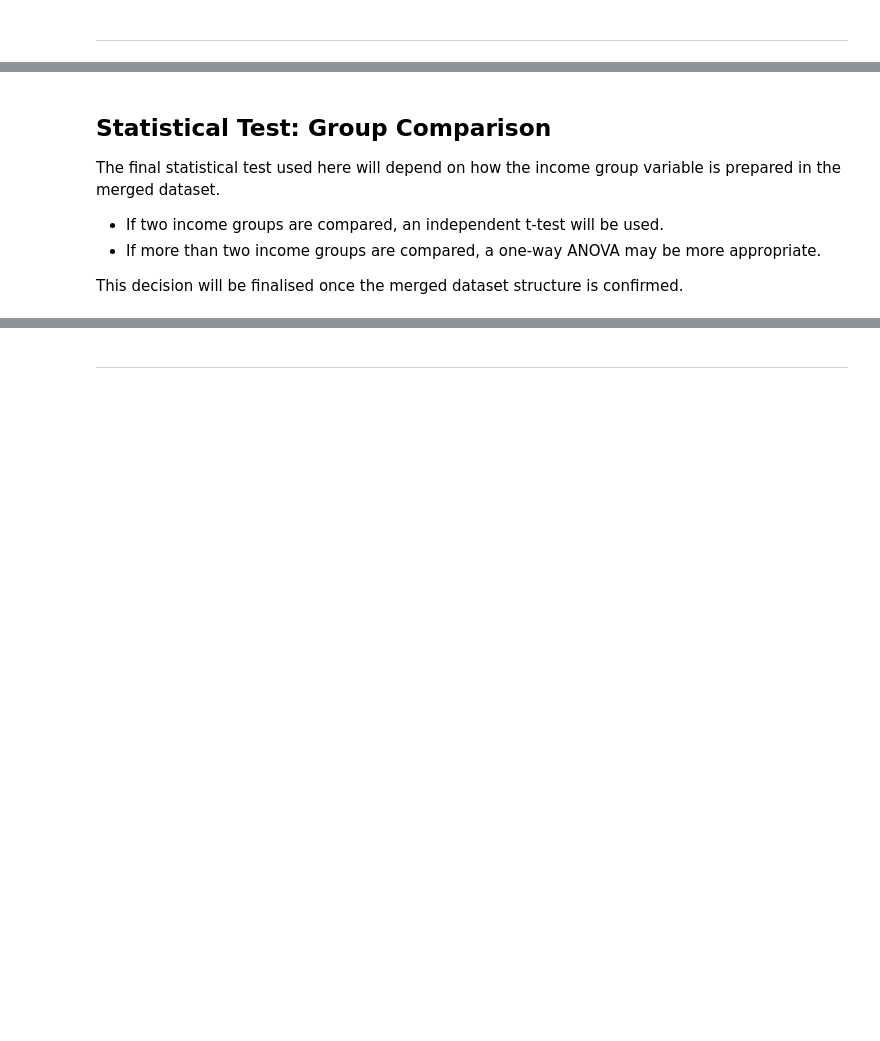
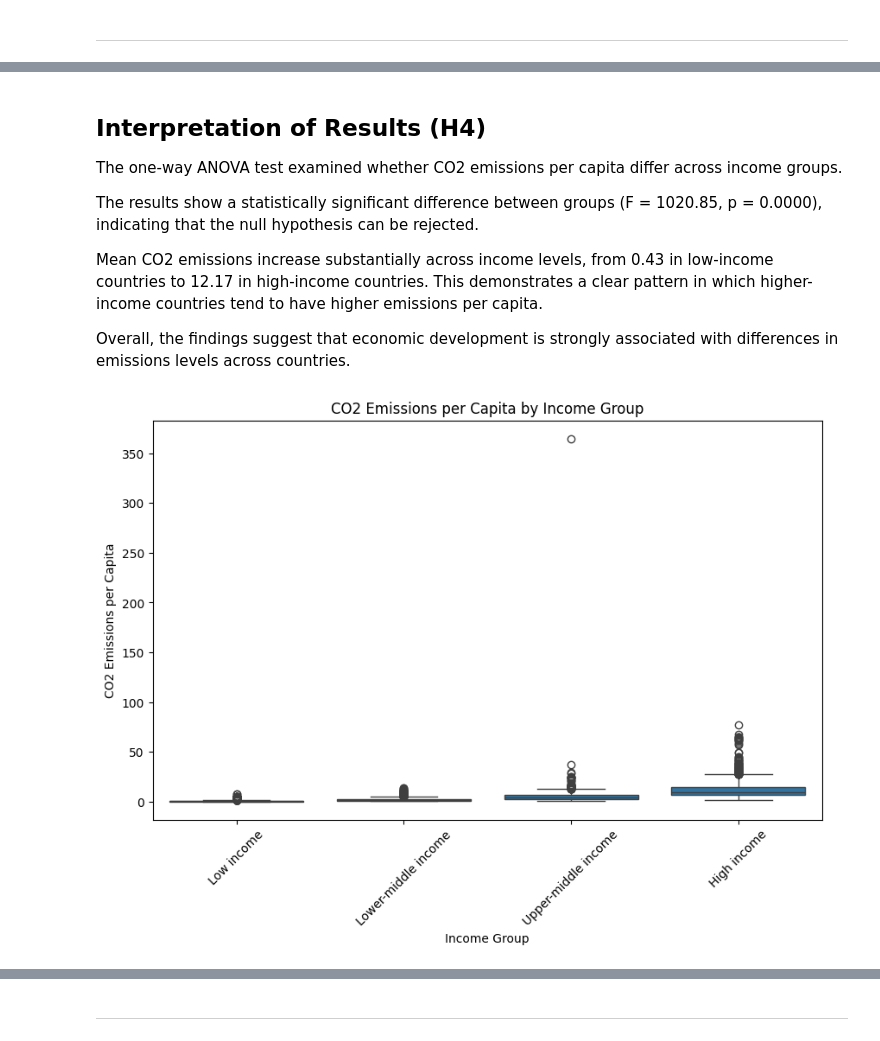
Before and after one commit to HaveTimeDrinkTea/world_carbon_money_heat_analysis, a Jupyter notebook: jupyter_notebooks/hypothesis_testing.ipynb, the cells around one changed output, grey strips where cells are left out. Drawn from its saved outputs; the diff is of its cells as text; code cells hidden in the pictures; blank space fills up the shorter version.

```diff
--- a/jupyter_notebooks/hypothesis_testing.ipynb
+++ b/jupyter_notebooks/hypothesis_testing.ipynb
@@ -655,24 +750,59 @@ A boxplot is appropriate here because it shows the median, spread, and potential
 # %% [markdown]
-## Statistical Test: Group Comparison
+## Interpretation of Results (H4)
 
-The final statistical test used here will depend on how the income group variable is prepared in the merged dataset.
+The one-way ANOVA test examined whether CO2 emissions per capita differ across income groups.
 
-- If two income groups are compared, an independent t-test will be used.
-- If more than two income groups are compared, a one-way ANOVA may be more appropriate.
+The results show a statistically significant difference between groups (F = 1020.85, p = 0.0000), indicating that the null hypothesis can be rejected.
 
-This decision will be finalised once the merged dataset structure is confirmed.
+Mean CO2 emissions increase substantially across income levels, from 0.43 in low-income countries to 12.17 in high-income countries. This demonstrates a clear pattern in which higher-income countries tend to have higher emissions per capita.
+
+Overall, the findings suggest that economic development is strongly associated with differences in emissions levels across countries.
 # %%
-# Placeholder code for Hypothesis 4 statistical test.
-# This example assumes two income groups are being compared.
-# It will be adjusted if the final dataset includes more than two categories.
+# Visualisation: CO2 emissions per capita by income group
 
-# group_data = df_merged[["income_group", "co2_pc"]].dropna()
 
-# high_income = group_data[group_data["income_group"] == "High income"]["co2_pc"]
-# lower_income = group_data[group_data["income_group"] == "Lower middle income"]["co2_pc"]
+# Purpose: To compare the distribution of CO2 emissions per capita across different income groups.
+# This helps visually assess whether emissions vary by economic development level, supporting the ANOVA results.
 
-# t_stat, p_val = ttest_ind(high_income, lower_income, equal_var=False)
 
-# print("Independent t-test statistic:", t_stat)
-# print("p-value:", p_val)
+# Method: A boxplot is used to display the distribution of CO2 emissions within each income group.
+# Each box shows:
+# - The median (central line)
+# - The interquartile range (box)
+# - The spread of the data (whiskers)
+# - Potential outliers (points)
+# This allows for comparison of both central tendency and variability across groups.
+
+
+# Step 1: Set figure size for readability.
+
+plt.figure(figsize=(10, 6))
+
+
+# Step 2: Create the boxplot.
+
+sns.boxplot(
+    data=h4_df,
+    x="income_group",
+    y="co2_per_capita"
+)
+
+
+# Step 3: Add descriptive title and axis labels.
+
+plt.title("CO2 Emissions per Capita by Income Group")
+plt.xlabel("Income Group")
+plt.ylabel("CO2 Emissions per Capita")
+
+
+# Rotate labels for better readability if needed.
+
+plt.xticks(rotation=45)
+
+
+# Step 4: Display the plot.
+
+plt.show()
+# %% [output]
+[figure, added]
 # %% [markdown]
```
Also changed, not shown: parts of 18 cells of this notebook.
